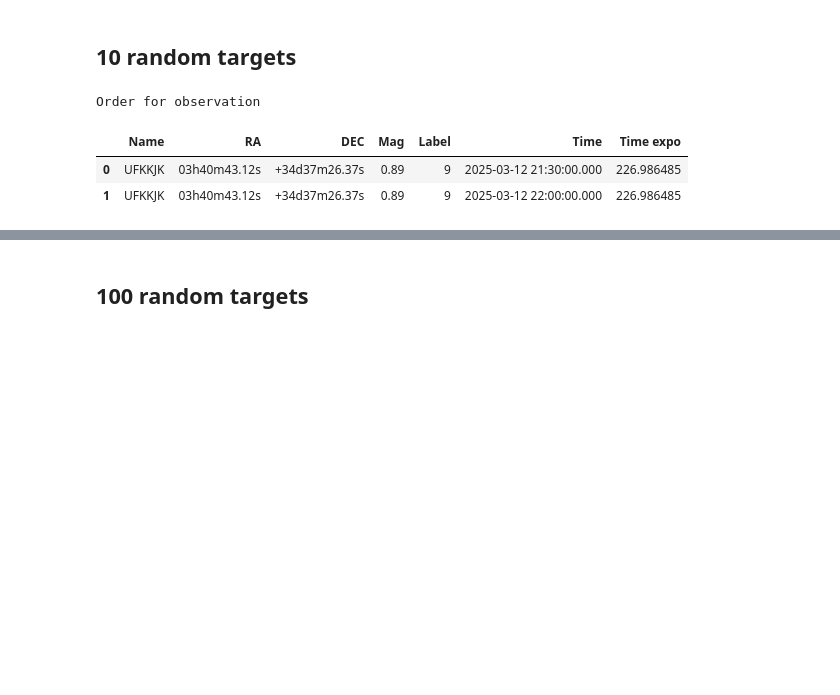
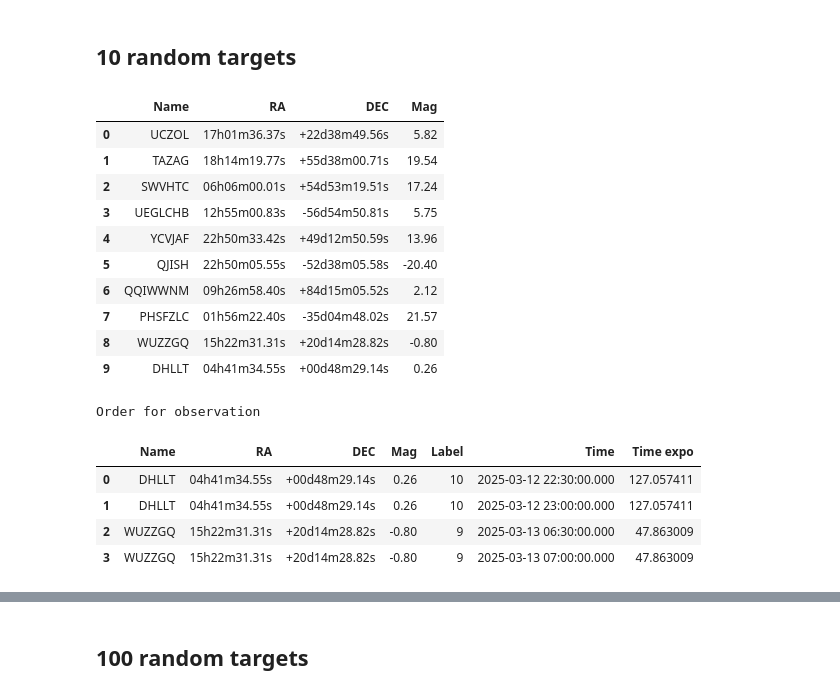
Before and after one commit to ccuellarn/Transient-Operation, a Jupyter notebook: Sketch.ipynb, the cells around one changed output, grey strips where cells are left out. Saved outputs shown, nothing was run; the diff lists cells and outputs as text; code cells hidden in the pictures; blank space fills up the shorter version.

```diff
--- a/Sketch.ipynb
+++ b/Sketch.ipynb
@@ -385,12 +385,28 @@ def random_data(n):
     return df
 # %% [markdown]
 ## 10 random targets
+# %%
+#Dataframe with random targets
+alerts = random_data(10)
+
+#Amount of targets, this is for the labels of graphic
+many = len(alerts) + 1
+
+alerts
+# %% [output]
+|  | Name | RA | DEC | Mag |
+| 0 | UCZOL | 17h01m36.37s | +22d38m49.56s | 5.82 |
+| 1 | TAZAG | 18h14m19.77s | +55d38m00.71s | 19.54 |
+| 2 | SWVHTC | 06h06m00.01s | +54d53m19.51s | 17.24 |
+| 3 | UEGLCHB | 12h55m00.83s | -56d54m50.81s | 5.75 |
+| 4 | YCVJAF | 22h50m33.42s | +49d12m50.59s | 13.96 |
+| 5 | QJISH | 22h50m05.55s | -52d38m05.58s | -20.40 |
+| 6 | QQIWWNM | 09h26m58.40s | +84d15m05.52s | 2.12 |
+| 7 | PHSFZLC | 01h56m22.40s | -35d04m48.02s | 21.57 |
+| 8 | WUZZGQ | 15h22m31.31s | +20d14m28.82s | -0.80 |
+| 9 | DHLLT | 04h41m34.55s | +00d48m29.14s | 0.26 |
 # %%
-#Dataframe with random targets
-alerts = random_data(10)
 
-#Amount of targets, this is for the labels of graphic
-many = len(alerts) + 1
 
 #Observations with the data
 Data = Observations(observer, alerts, date_i, date_f,timescale,many,m_min,limit)
@@ -404,7 +420,9 @@ order
 # %% [output]
 Order for observation
 |  | Name | RA | DEC | Mag | Label | Time | Time expo |
-| 0 | UFKKJK | 03h40m43.12s | +34d37m26.37s | 0.89 | 9 | 2025-03-12 21:30:00.000 | 226.986485 |
-| 1 | UFKKJK | 03h40m43.12s | +34d37m26.37s | 0.89 | 9 | 2025-03-12 22:00:00.000 | 226.986485 |
+| 0 | DHLLT | 04h41m34.55s | +00d48m29.14s | 0.26 | 10 | 2025-03-12 22:30:00.000 | 127.057411 |
+| 1 | DHLLT | 04h41m34.55s | +00d48m29.14s | 0.26 | 10 | 2025-03-12 23:00:00.000 | 127.057411 |
+| 2 | WUZZGQ | 15h22m31.31s | +20d14m28.82s | -0.80 | 9 | 2025-03-13 06:30:00.000 | 47.863009 |
+| 3 | WUZZGQ | 15h22m31.31s | +20d14m28.82s | -0.80 | 9 | 2025-03-13 07:00:00.000 | 47.863009 |
 # %%
 Plot(graphic,order,time,limit,date_i,observer)
```
Also changed, not shown: parts of 6 cells of this notebook, 5 other files.
